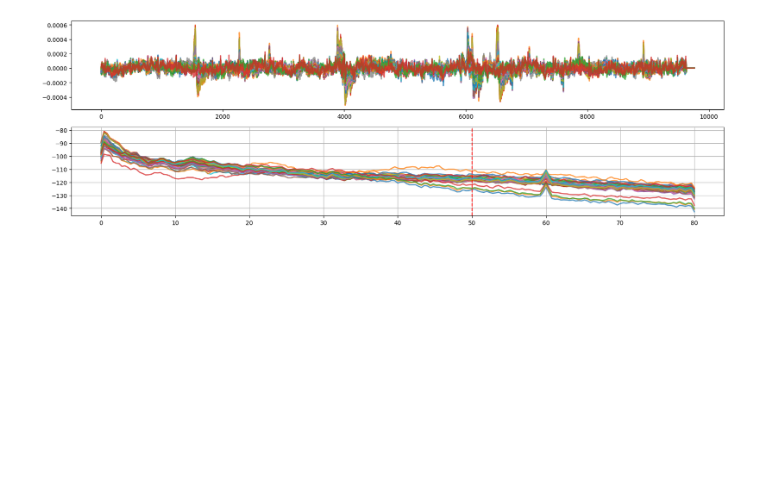
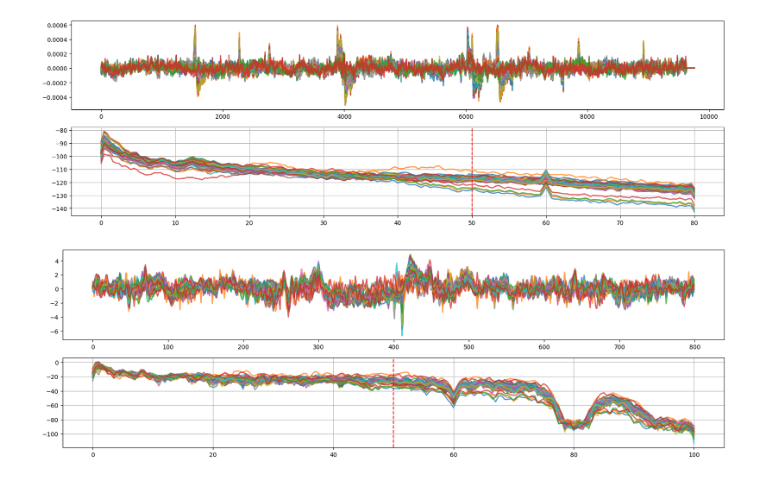
Before and after one commit to I-M-Comet/FM, a Jupyter notebook: eeg_dataset_preprocess/eval_dataset_TUAB.ipynb, the cells around one changed output. Drawn from its saved outputs; the diff is of its cells as text; code cells hidden in the pictures; blank space fills up the shorter version.

```diff
--- a/eeg_dataset_preprocess/eval_dataset_TUAB.ipynb
+++ b/eeg_dataset_preprocess/eval_dataset_TUAB.ipynb
@@ -188,3 +194,23 @@ plt.grid()
 print()
 # %% [output]
 [figure]
+# %%
+import numpy as np
+import matplotlib.pyplot as plt
+from scipy import signal
+
+path = r"D:\open_eeg_eval\PhysioNetMI_npy\train\eeg.npy"
+data = np.load(path)
+bb = data[0]
+plt.figure(figsize=(20,6))
+plt.subplot(211)
+plt.plot(bb[:, 200*0:200*60].T, alpha=0.75, lw=2) ############### 여기서 index 바꾸면 세그먼트 내 구간 plot 가능
+plt.subplot(212)
+freqs, psd = signal.welch(bb, fs=200, nperseg=200*2, axis=-1)
+# psd = np.mean(psd, axis=0)) ############### 이거 주석 풀면 mean psd 볼 수 있음
+plt.plot(freqs, (10 * np.log10(psd)).T, alpha=0.75, lw=2)
+plt.axvline(x=50, color='r', linestyle='--')
+plt.grid()
+print()
+# %% [output]
+[figure, added]
```
Also changed, not shown: parts of 2 cells of this notebook, 26 other files.
